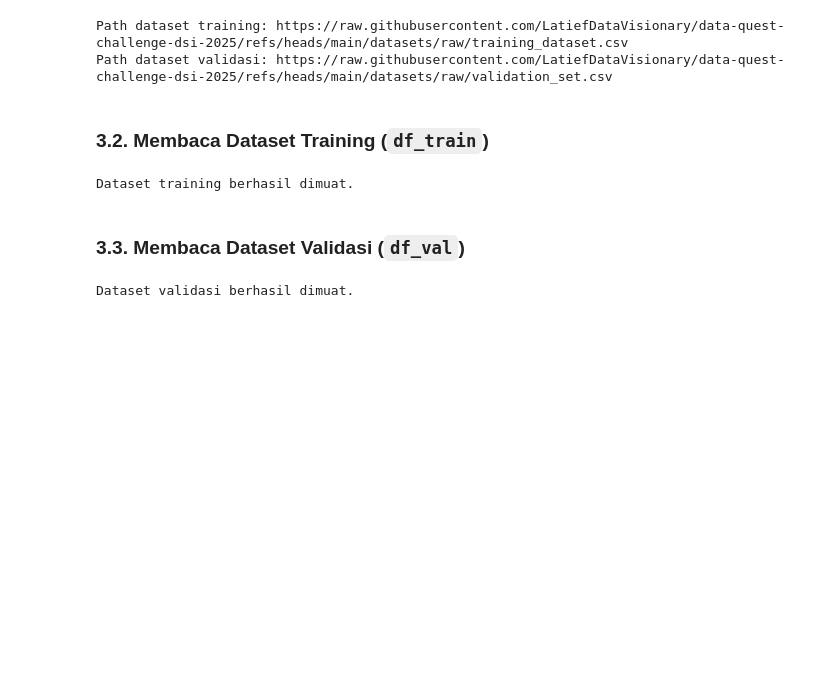
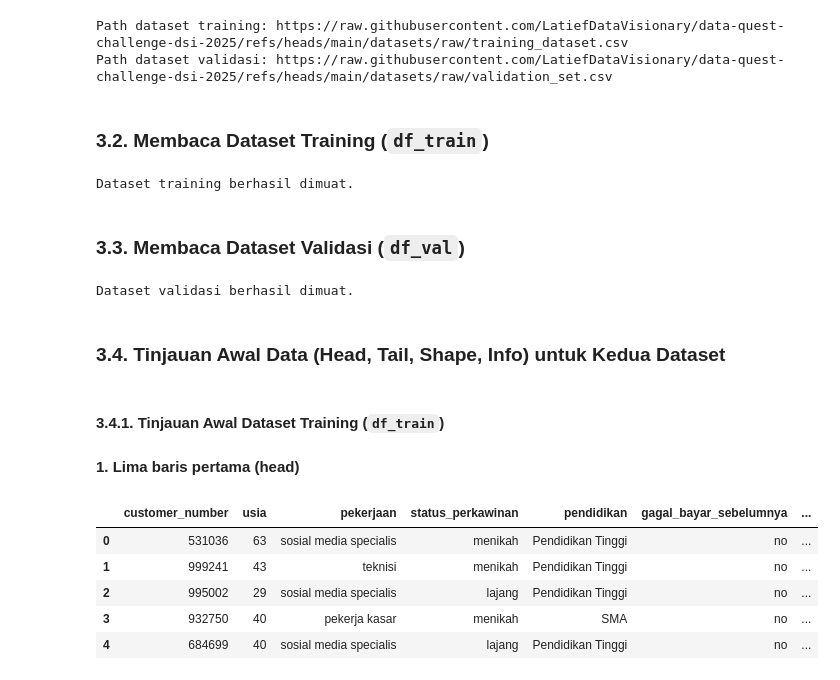
Before and after one commit to LatiefDataVisionary/data-quest-challenge-dsi-2025, a Jupyter notebook: notebooks/DCM_DMU_2025_Notebook_Cubit_Aku_Dong.ipynb, the cells around one changed output. Cells and saved outputs as stored; diff of their text form; code cells hidden in the pictures; blank space fills up the shorter version.

Commit message:
3.4.1. Tinjauan Awal Dataset Training (df_train)

```diff
--- a/notebooks/DCM_DMU_2025_Notebook_Cubit_Aku_Dong.ipynb
+++ b/notebooks/DCM_DMU_2025_Notebook_Cubit_Aku_Dong.ipynb
@@ -225,3 +225,18 @@ except Exception as e:
     df_val = pd.DataFrame() # Membuat DataFrame kosong jika gagal
 # %% [output]
 Dataset validasi berhasil dimuat.
+# %% [markdown]
+### **3.4. Tinjauan Awal Data (Head, Tail, Shape, Info) untuk Kedua Dataset**
+# %% [markdown]
+#### **3.4.1. Tinjauan Awal Dataset Training (`df_train`)**
+# %% [markdown]
+**1. Lima baris pertama (head)**
+# %%
+df_train.head()
+# %% [output]
+|  | customer_number | usia | pekerjaan | status_perkawinan | pendidikan | gagal_bayar_sebelumnya | ... |
+| 0 | 531036 | 63 | sosial media specialis | menikah | Pendidikan Tinggi | no | ... |
+| 1 | 999241 | 43 | teknisi | menikah | Pendidikan Tinggi | no | ... |
+| 2 | 995002 | 29 | sosial media specialis | lajang | Pendidikan Tinggi | no | ... |
+| 3 | 932750 | 40 | pekerja kasar | menikah | SMA | no | ... |
+| 4 | 684699 | 40 | sosial media specialis | lajang | Pendidikan Tinggi | no | ... |
```
Also changed, not shown: parts of 10 cells of this notebook.
